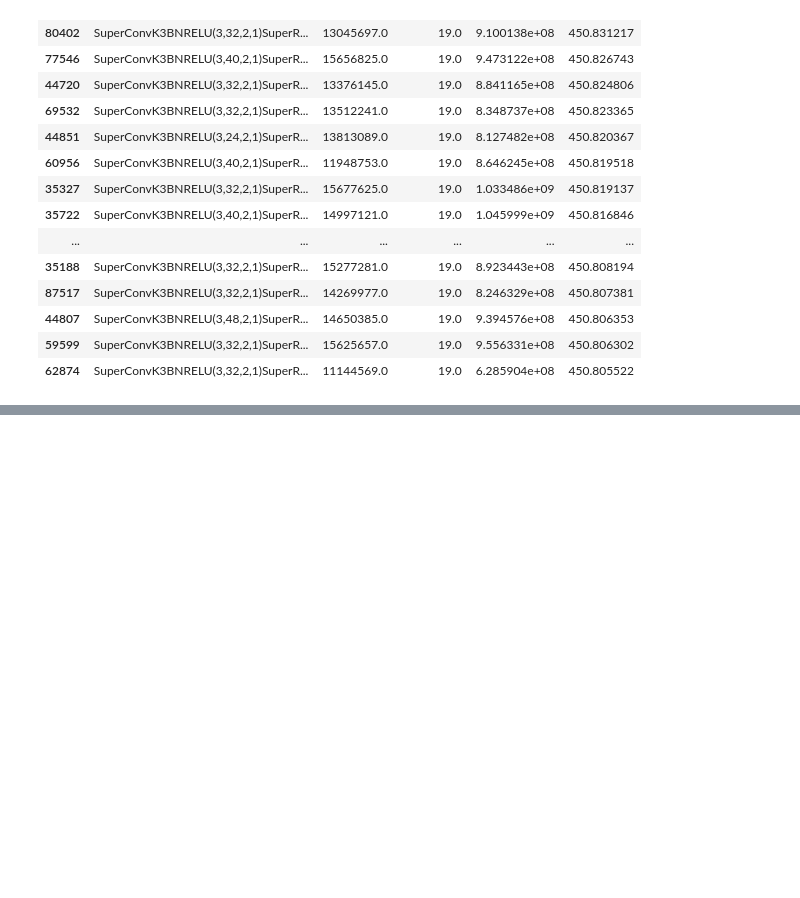
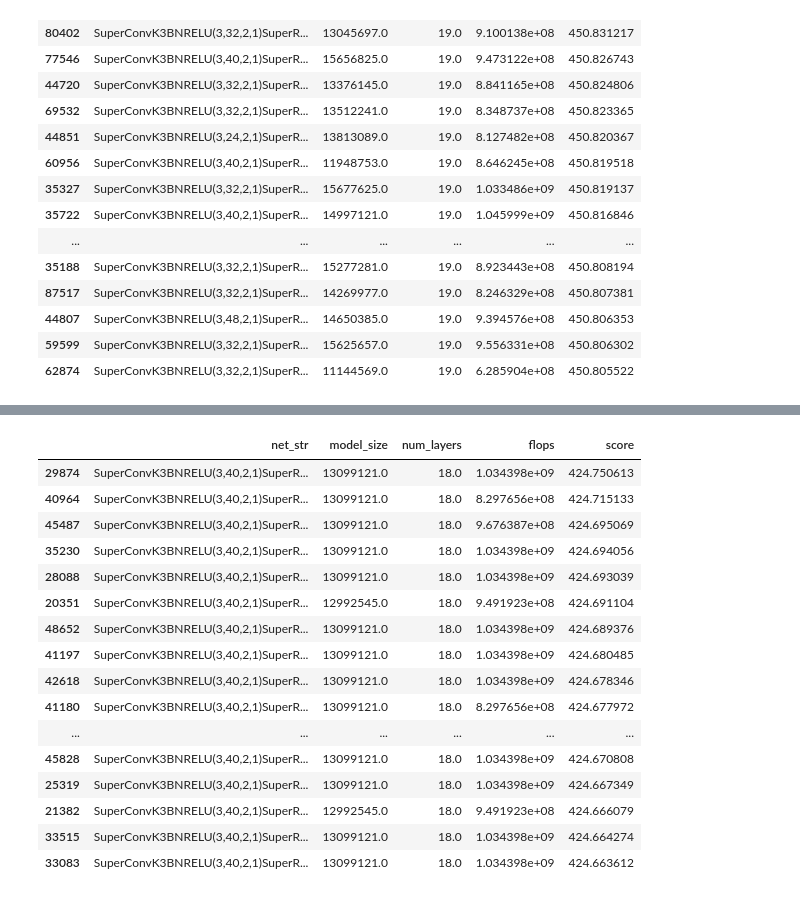
Before and after one commit to ondratybl/VKDNW, a Jupyter notebook: NB201/tss_choose_best.ipynb, the cells around one changed output, grey strips where cells are left out. Saved outputs shown, nothing was run; the diff lists cells and outputs as text; code cells hidden in the pictures; blank space fills up the shorter version.

```diff
--- a/NB201/tss_choose_best.ipynb
+++ b/NB201/tss_choose_best.ipynb
@@ -1198,0 +1247,32 @@ run[['net_str', 'model_size', 'num_layers', 'flops', 'score']].sort_values('scor
+# %%
+import wandb
+import numpy as np
+import pandas as pd
+api_wandb = wandb.Api()
+run = pd.DataFrame(api_wandb.run('nazderaze/VKDNW/c1gilnjb').scan_history()) # VKDNW_NEVERGRAD_L18_NgIohTuned_9336801
+
+for col in run.columns:
+    if col != 'net_str':
+        run[col] = run[col].astype('float')
+
+run[['net_str', 'model_size', 'num_layers', 'flops', 'score']].sort_values('score', ascending=False).head(20)
+
+'SuperConvK3BNRELU(3,40,2,1)SuperResIDWE1K5(40,48,2,112,1)SuperResIDWE1K7(48,32,1,48,2)SuperResIDWE1K7(32,168,2,48,3)SuperResIDWE2K7(168,32,2,88,4)SuperResIDWE4K3(32,368,2,264,6)SuperConvK1BNRELU(368,1544,1,1)' # NEVERGRAD_NgIohTuned_L18_a
+# %% [output]
+|  | net_str | model_size | num_layers | flops | score |
+| 29874 | SuperConvK3BNRELU(3,40,2,1)SuperR... | 13099121.0 | 18.0 | 1.034398e+09 | 424.750613 |
+| 40964 | SuperConvK3BNRELU(3,40,2,1)SuperR... | 13099121.0 | 18.0 | 8.297656e+08 | 424.715133 |
+| 45487 | SuperConvK3BNRELU(3,40,2,1)SuperR... | 13099121.0 | 18.0 | 9.676387e+08 | 424.695069 |
+| 35230 | SuperConvK3BNRELU(3,40,2,1)SuperR... | 13099121.0 | 18.0 | 1.034398e+09 | 424.694056 |
+| 28088 | SuperConvK3BNRELU(3,40,2,1)SuperR... | 13099121.0 | 18.0 | 1.034398e+09 | 424.693039 |
+| 20351 | SuperConvK3BNRELU(3,40,2,1)SuperR... | 12992545.0 | 18.0 | 9.491923e+08 | 424.691104 |
+| 48652 | SuperConvK3BNRELU(3,40,2,1)SuperR... | 13099121.0 | 18.0 | 1.034398e+09 | 424.689376 |
+| 41197 | SuperConvK3BNRELU(3,40,2,1)SuperR... | 13099121.0 | 18.0 | 1.034398e+09 | 424.680485 |
+| 42618 | SuperConvK3BNRELU(3,40,2,1)SuperR... | 13099121.0 | 18.0 | 1.034398e+09 | 424.678346 |
+| 41180 | SuperConvK3BNRELU(3,40,2,1)SuperR... | 13099121.0 | 18.0 | 8.297656e+08 | 424.677972 |
+| ... | ... | ... | ... | ... | ... |
+| 45828 | SuperConvK3BNRELU(3,40,2,1)SuperR... | 13099121.0 | 18.0 | 1.034398e+09 | 424.670808 |
+| 25319 | SuperConvK3BNRELU(3,40,2,1)SuperR... | 13099121.0 | 18.0 | 1.034398e+09 | 424.667349 |
+| 21382 | SuperConvK3BNRELU(3,40,2,1)SuperR... | 12992545.0 | 18.0 | 9.491923e+08 | 424.666079 |
+| 33515 | SuperConvK3BNRELU(3,40,2,1)SuperR... | 13099121.0 | 18.0 | 1.034398e+09 | 424.664274 |
+| 33083 | SuperConvK3BNRELU(3,40,2,1)SuperR... | 13099121.0 | 18.0 | 1.034398e+09 | 424.663612 |
```
Also changed, not shown: parts of 3 cells of this notebook, 1 other file.
